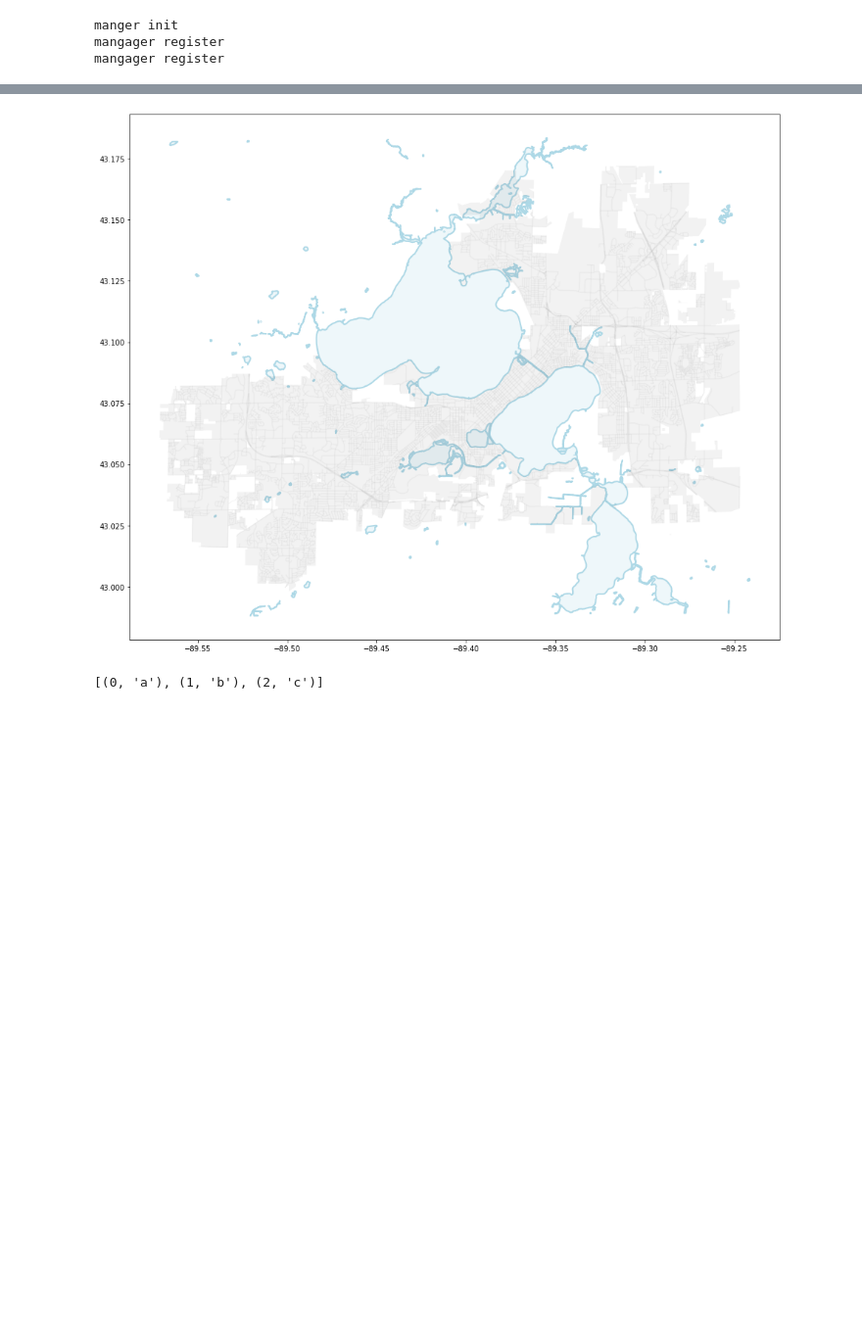
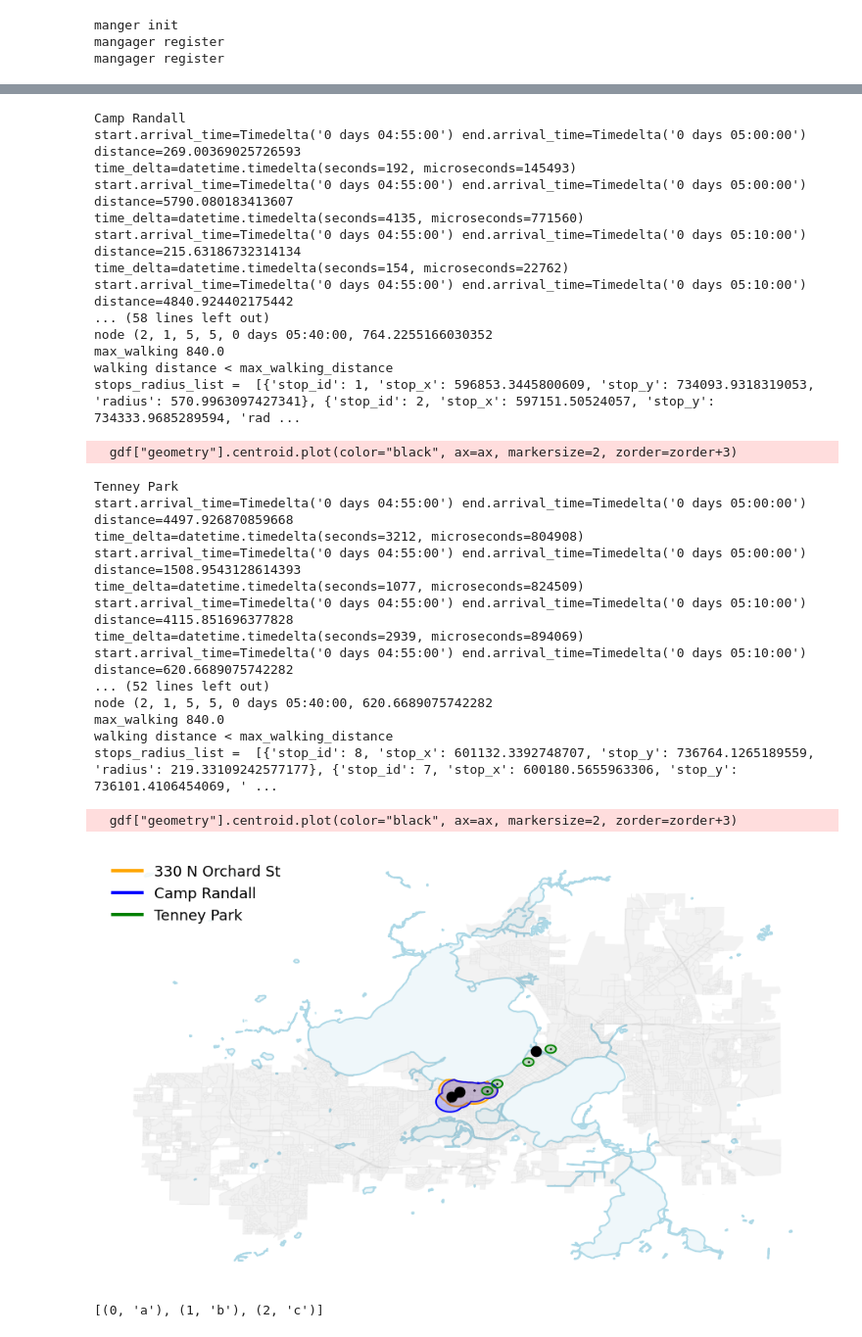
Before and after one commit to Charlesq666/simulator, a Jupyter notebook: notebooks/charles_demo.ipynb, the cells around one changed output, grey strips where cells are left out. Shown at 98% size. Saved outputs shown, nothing was run; the diff lists cells and outputs as text; code cells hidden in the pictures; blank space fills up the shorter version.

```diff
--- a/notebooks/charles_demo.ipynb
+++ b/notebooks/charles_demo.ipynb
@@ -0,0 +10,8 @@
+# %%
+import pandas as pd
+df = pd.DataFrame({'lat':[70,80,90], 'lon':[80,90,100], 'c':[1,2,3]})
+for i in range(len(df)):
+    x,y = transformer.transform(df.iloc[i]['lat'], df.iloc[i]['lon'])
+    df.iloc[i]['lat'] = x
+    df.iloc[i]['lon'] = y
+df
@@ -0,0 +20,7 @@
+# %%
+from zipfile import ZipFile
+with ZipFile("mygtfs.zip") as zf:
+    with zf.open("stops.txt") as f:
+        data = pd.read_csv(f)
+data.at[0, 'stop_lat'] = 20
+data
@@ -25,8 +62,8 @@ DAY = "monday"
 
 #FIXME:
 #changed start time from 12:00:00 to 05:00:00 to match the stop_times.txt
-START_TIME = "05:00:00"
-ELAPSE_TIME = "00:30:00"
+START_TIME = "04:55:00"
+ELAPSE_TIME = "00:50:00"
 AVG_WALKING_SPEED = 1.4 # 1.4 meters per second
 MAX_WALKING_MIN = 10
 city = gpd.read_file("../data/plot/background/madison-shp").to_crs(epsg=4326)
@@ -85,7 +121,6 @@ def plot(starts=[]):
     zorder = 4
 
     bubbles = []
-
     for i, addr in enumerate(starts):
         print(addr)
         zorder += 10
@@ -98,7 +133,8 @@ def plot(starts=[]):
             continue
         # gdf = busSim.get_gdf()
         gdf = busSim.get_gdf(start_point=(lat, lon))
-        if gdf == None:
+        if gdf is None:
+            print(f'illegal start {addr}')
             continue
         gdf = gdf.to_crs(epsg=4326)
 
@@ -128,8 +164,8 @@ def demo(addrs_str):
 # %%
 demo("""
 330 N Orchard St
-The Nat
-Olbrich Gardens
+Camp Randall
+Tenney Park
 """)
 # %% [output]
 330 N Orchard St
@@ -145,4 +189,40 @@ ValueError: No objects to concatenate
+Camp Randall
+start.arrival_time=Timedelta('0 days 04:55:00') end.arrival_time=Timedelta('0 days 05:00:00')
+distance=269.00369025726593
+time_delta=datetime.timedelta(seconds=192, microseconds=145493)
+start.arrival_time=Timedelta('0 days 04:55:00') end.arrival_time=Timedelta('0 days 05:00:00')
+distance=5790.080183413607
+time_delta=datetime.timedelta(seconds=4135, microseconds=771560)
+start.arrival_time=Timedelta('0 days 04:55:00') end.arrival_time=Timedelta('0 days 05:10:00')
+distance=215.63186732314134
+time_delta=datetime.timedelta(seconds=154, microseconds=22762)
+start.arrival_time=Timedelta('0 days 04:55:00') end.arrival_time=Timedelta('0 days 05:10:00')
+distance=4840.924402175442
+... (58 lines left out)
+node (2, 1, 5, 5, 0 days 05:40:00, 764.2255166030352
+max_walking 840.0
+walking distance < max_walking_distance
+stops_radius_list =  [{'stop_id': 1, 'stop_x': 596853.3445800609, 'stop_y': 734093.9318319053, 'radius': 570.9963097427341}, {'stop_id': 2, 'stop_x': 597151.50524057, 'stop_y': 734333.9685289594, 'rad ...
+  gdf["geometry"].centroid.plot(color="black", ax=ax, markersize=2, zorder=zorder+3)
+Tenney Park
+start.arrival_time=Timedelta('0 days 04:55:00') end.arrival_time=Timedelta('0 days 05:00:00')
+distance=4497.926870859668
+time_delta=datetime.timedelta(seconds=3212, microseconds=804908)
+start.arrival_time=Timedelta('0 days 04:55:00') end.arrival_time=Timedelta('0 days 05:00:00')
+distance=1508.9543128614393
+time_delta=datetime.timedelta(seconds=1077, microseconds=824509)
+start.arrival_time=Timedelta('0 days 04:55:00') end.arrival_time=Timedelta('0 days 05:10:00')
+distance=4115.851696377828
+time_delta=datetime.timedelta(seconds=2939, microseconds=894069)
+start.arrival_time=Timedelta('0 days 04:55:00') end.arrival_time=Timedelta('0 days 05:10:00')
+distance=620.6689075742282
+... (52 lines left out)
+node (2, 1, 5, 5, 0 days 05:40:00, 620.6689075742282
+max_walking 840.0
+walking distance < max_walking_distance
+stops_radius_list =  [{'stop_id': 8, 'stop_x': 601132.3392748707, 'stop_y': 736764.1265189559, 'radius': 219.33109242577177}, {'stop_id': 7, 'stop_x': 600180.5655963306, 'stop_y': 736101.4106454069, ' ...
+  gdf["geometry"].centroid.plot(color="black", ax=ax, markersize=2, zorder=zorder+3)
-[figure, old version]
+[figure, new version]
 # %%
 list(enumerate(['a','b','c']))
 # %% [output]
```
Also changed, not shown: parts of 7 cells of this notebook, 4 other files.
